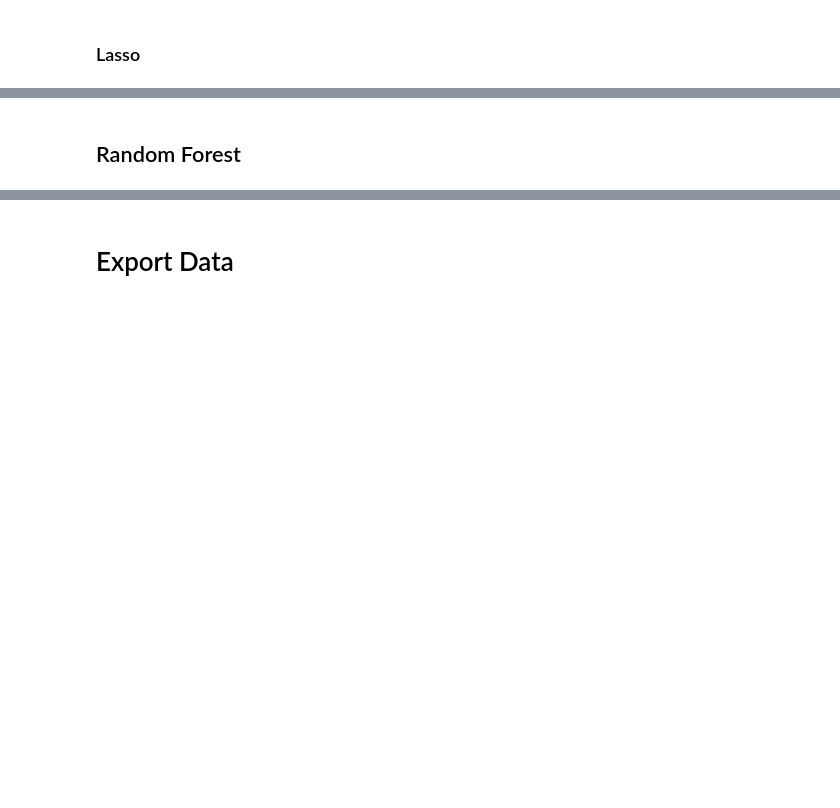
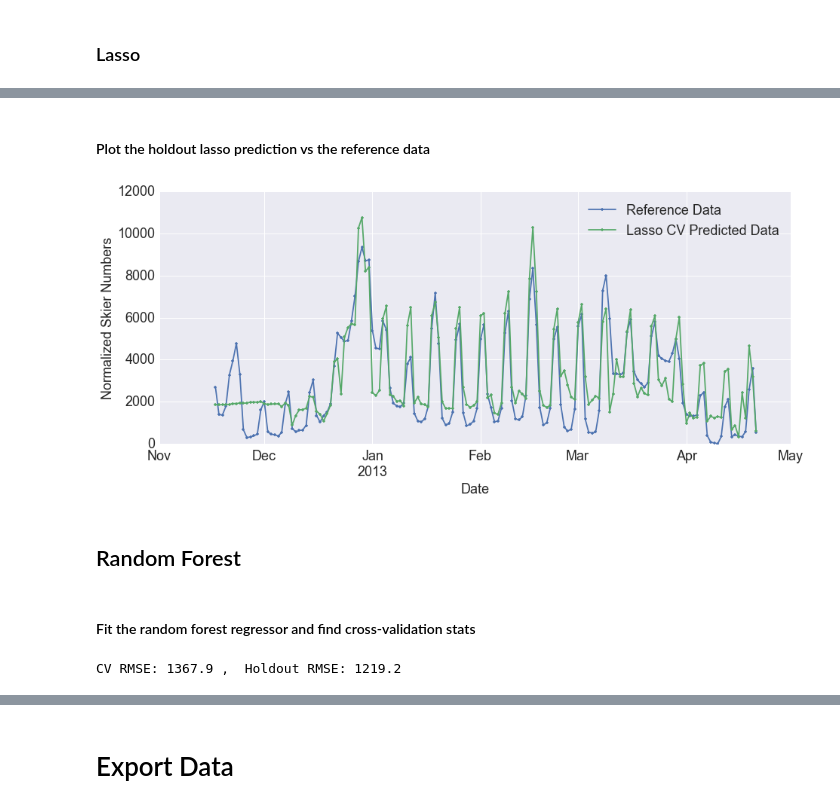
Before and after one commit to balmandhunter/ski_in_solitude, a Jupyter notebook: crowd_model.ipynb, the cells around one changed output, grey strips where cells are left out. Cells and saved outputs as stored; diff of their text form; code cells hidden in the pictures; blank space fills up the shorter version.

Commit message:
added random forest and cleaned everything up

```diff
--- a/crowd_model.ipynb
+++ b/crowd_model.ipynb
@@ -134,15 +166,3 @@ plot_fitted_and_ref_vs_time(df_hold, ref_column, ['2014-12-1 00:00:00', '2015-05
-# %%
-def get_holdout_RMSE(model, feat, df_tr, df_H):
-    df_hold = pd.concat([df_h.skiers, df_h[feat]], axis=1)
-    X_tr = df_tr[feat]
-    y_tr = df_tr.skiers.values
-    X_h = df_h[feat]
-    y_h = df_h.skiers.values
-    mdl = model.fit(X_tr, y_tr)
-    pred_h = mdl.predict(X_h)
-    df_hold['pred'] = pred_h
-    RMSE = round(np.sqrt(mean_squared_error(y_h, pred_h)), 1)
-    print 'Holdout RMSE:', RMSE
 # %% [markdown]
 ### Lasso
 # %%
@@ -205,2 +184,0 @@ print cv_pred_lasso
-# %%
-df_tr['lasso_pred'] = cv_pred_lasso
@@ -214,2 +193,8 @@ X_h = df_h[best_features]
+# %% [markdown]
+#### Plot the holdout lasso prediction vs the reference data
+# %%
+plot_lasso_and_ref_vs_time(df_ls_hold, ref_column, ['2012-11-1 00:00:00', '2013-05-1 00:00:00'])
+# %% [output]
+[figure, added]
 # %% [markdown]
 ## Random Forest
@@ -217,0 +208,2 @@ rfr = RandomForestRegressor(random_state=0, n_estimators=100)
+# %% [markdown]
+#### Fit the random forest regressor and find cross-validation stats
@@ -217,0 +212,4 @@ rfr = RandomForestRegressor(random_state=0, n_estimators=100)
+# %%
+RMSE_rf_H, RMSE_rf_CV, df_rf_hold, df_rf_cv = get_holdout_RMSE(rfr, features, df_tr, df_h)
+# %% [output]
+CV RMSE: 1367.9 ,  Holdout RMSE: 1219.2
```
Also changed, not shown: parts of 29 cells of this notebook, 4 other files.
